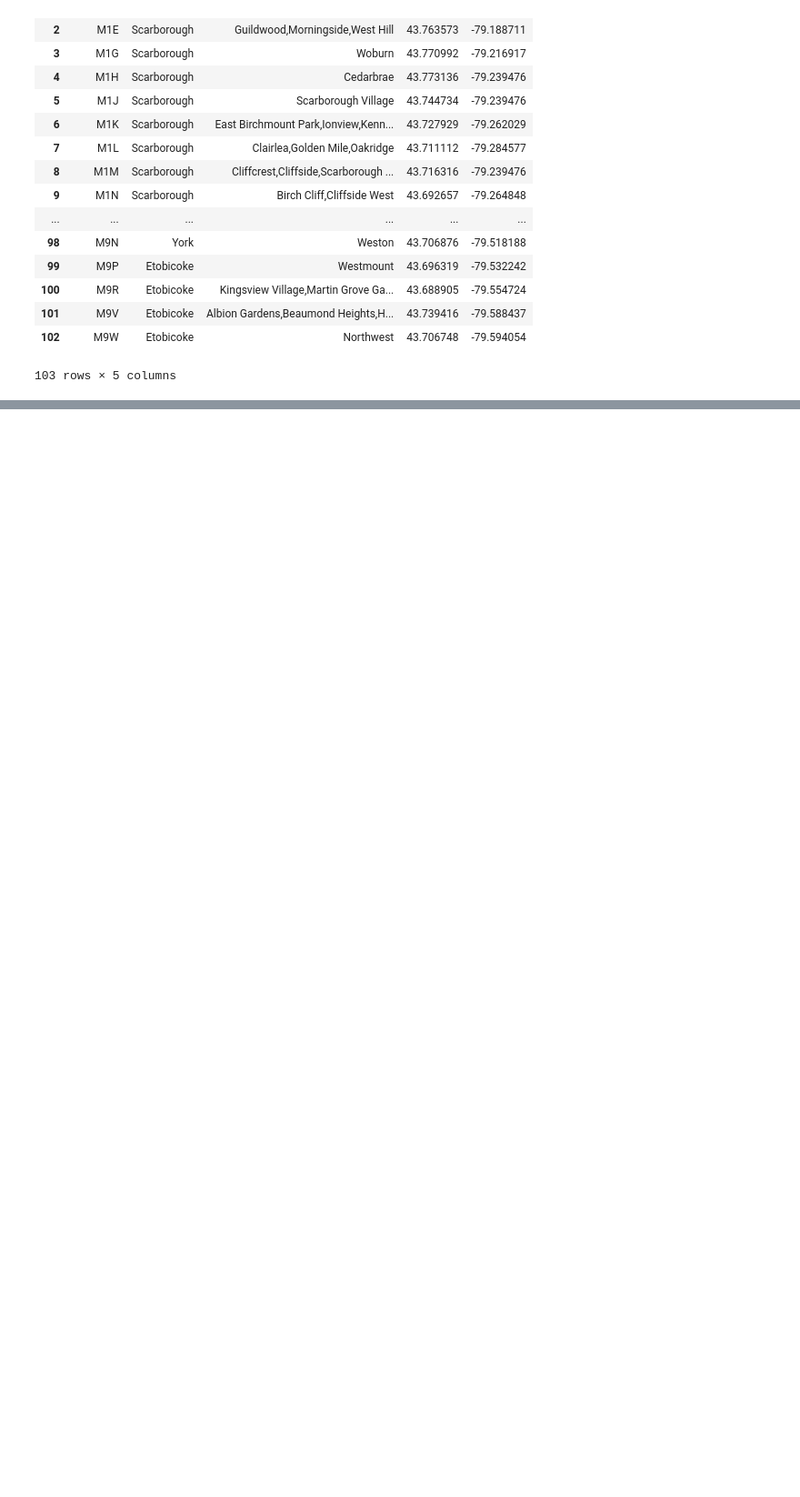
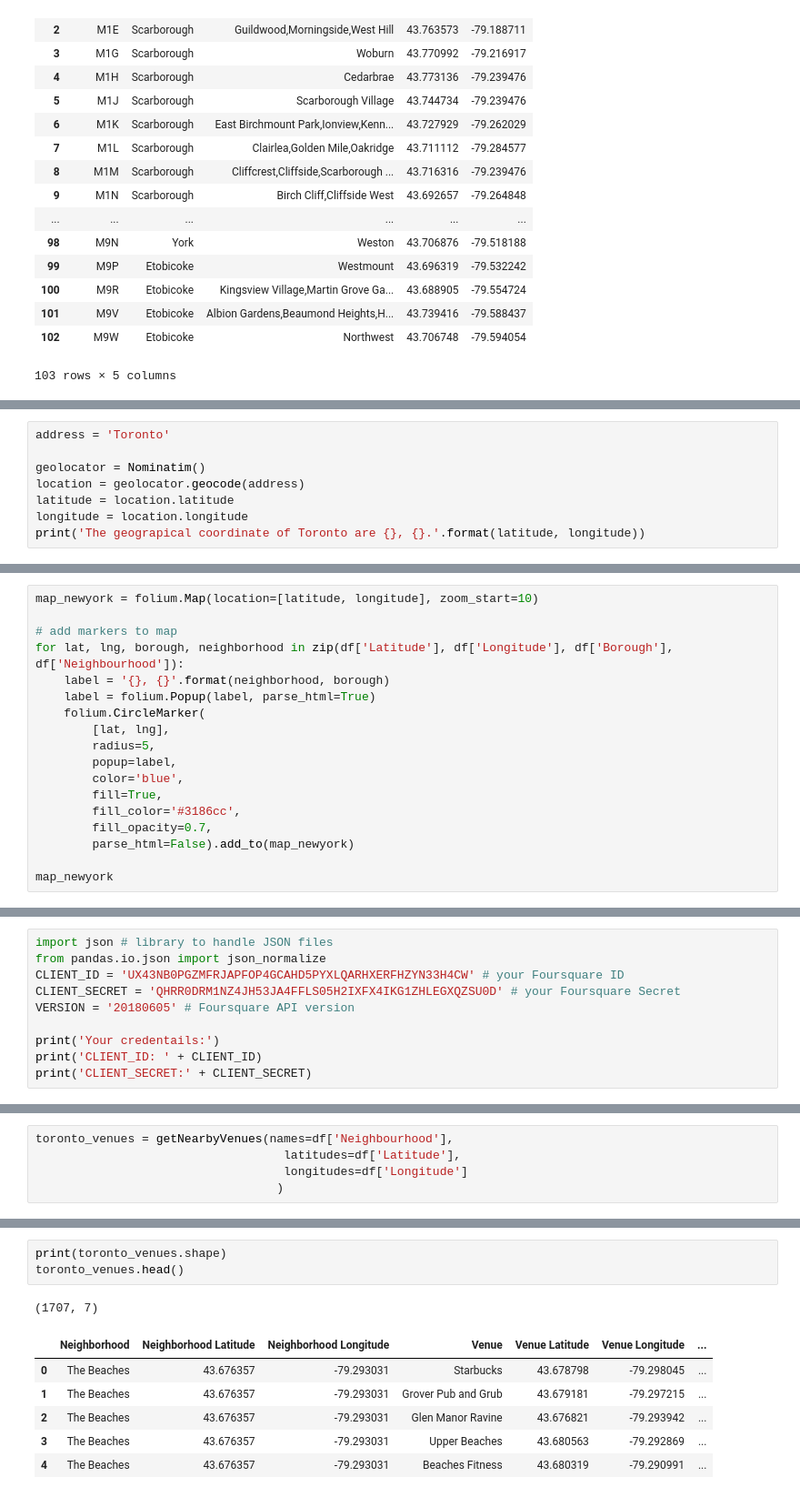
Before and after one commit to AlexLadoshkin/Coursera_Capstone, a Jupyter notebook: Notebook1.ipynb, the cells around one changed output, grey strips where cells are left out. Shown at 91% size. Cells and saved outputs as stored; diff of their text form; blank space fills up the shorter version.

```diff
--- a/Notebook1.ipynb
+++ b/Notebook1.ipynb
@@ -79,0 +133,8 @@ df.drop(['Postal Code'],axis=1)
+# %%
+address = 'Toronto'
+
+geolocator = Nominatim()
+location = geolocator.geocode(address)
+latitude = location.latitude
+longitude = location.longitude
+print('The geograpical coordinate of Toronto are {}, {}.'.format(latitude, longitude))
@@ -79,0 +145,18 @@ df.drop(['Postal Code'],axis=1)
+# %%
+map_newyork = folium.Map(location=[latitude, longitude], zoom_start=10)
+
+# add markers to map
+for lat, lng, borough, neighborhood in zip(df['Latitude'], df['Longitude'], df['Borough'], df['Neighbourhood']):
+    label = '{}, {}'.format(neighborhood, borough)
+    label = folium.Popup(label, parse_html=True)
+    folium.CircleMarker(
+        [lat, lng],
+        radius=5,
+        popup=label,
+        color='blue',
+        fill=True,
+        fill_color='#3186cc',
+        fill_opacity=0.7,
+        parse_html=False).add_to(map_newyork)
+
+map_newyork
@@ -79,0 +167,10 @@ df.drop(['Postal Code'],axis=1)
+# %%
+import json # library to handle JSON files
+from pandas.io.json import json_normalize
+CLIENT_ID = 'UX43NB0PGZMFRJAPFOP4GCAHD5PYXLQARHXERFHZYN33H4CW' # your Foursquare ID
+CLIENT_SECRET = 'QHRR0DRM1NZ4JH53JA4FFLS05H2IXFX4IKG1ZHLEGXQZSU0D' # your Foursquare Secret
+VERSION = '20180605' # Foursquare API version
+
+print('Your credentails:')
+print('CLIENT_ID: ' + CLIENT_ID)
+print('CLIENT_SECRET:' + CLIENT_SECRET)
@@ -79,0 +225,5 @@ df.drop(['Postal Code'],axis=1)
+# %%
+toronto_venues = getNearbyVenues(names=df['Neighbourhood'],
+                                   latitudes=df['Latitude'],
+                                   longitudes=df['Longitude']
+                                  )
@@ -79,0 +250,11 @@ df.drop(['Postal Code'],axis=1)
+# %%
+print(toronto_venues.shape)
+toronto_venues.head()
+# %% [output]
+(1707, 7)
+|  | Neighborhood | Neighborhood Latitude | Neighborhood Longitude | Venue | Venue Latitude | Venue Longitude | ... |
+| 0 | The Beaches | 43.676357 | -79.293031 | Starbucks | 43.678798 | -79.298045 | ... |
+| 1 | The Beaches | 43.676357 | -79.293031 | Grover Pub and Grub | 43.679181 | -79.297215 | ... |
+| 2 | The Beaches | 43.676357 | -79.293031 | Glen Manor Ravine | 43.676821 | -79.293942 | ... |
+| 3 | The Beaches | 43.676357 | -79.293031 | Upper Beaches | 43.680563 | -79.292869 | ... |
+| 4 | The Beaches | 43.676357 | -79.293031 | Beaches Fitness | 43.680319 | -79.290991 | ... |
```
Also changed, not shown: parts of 36 cells of this notebook.
